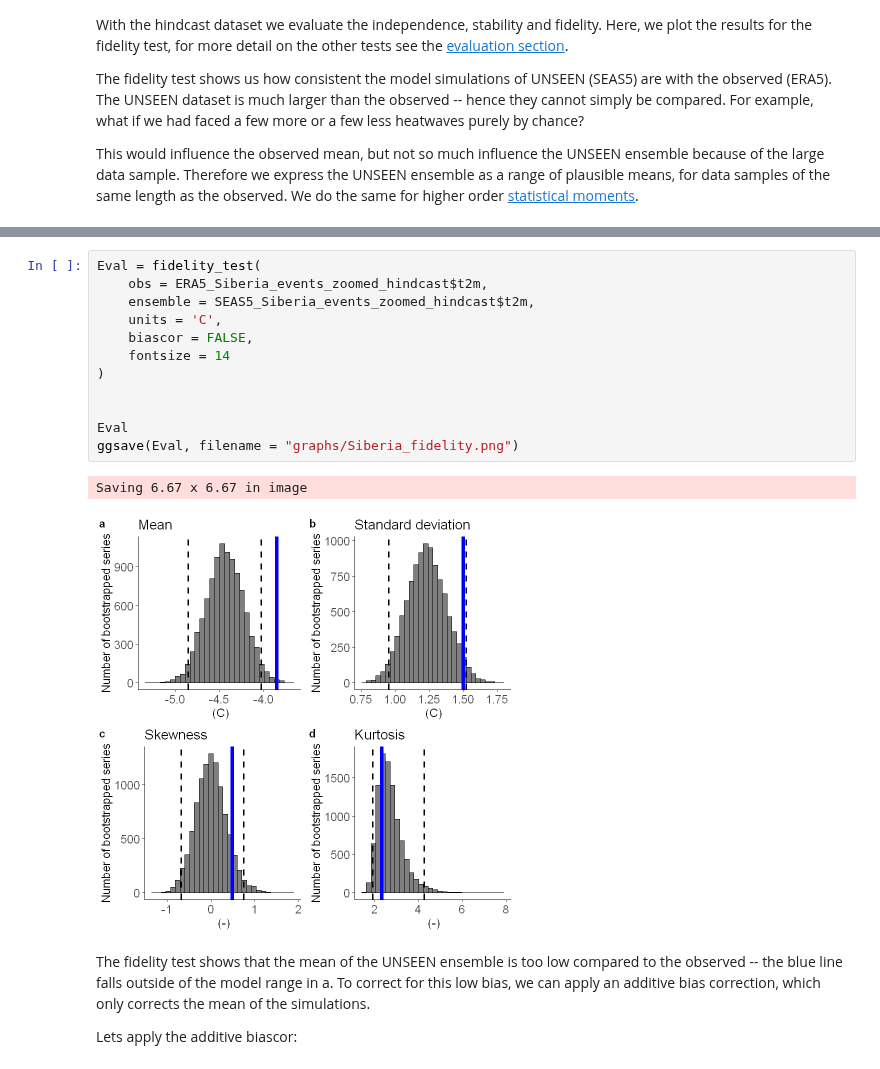
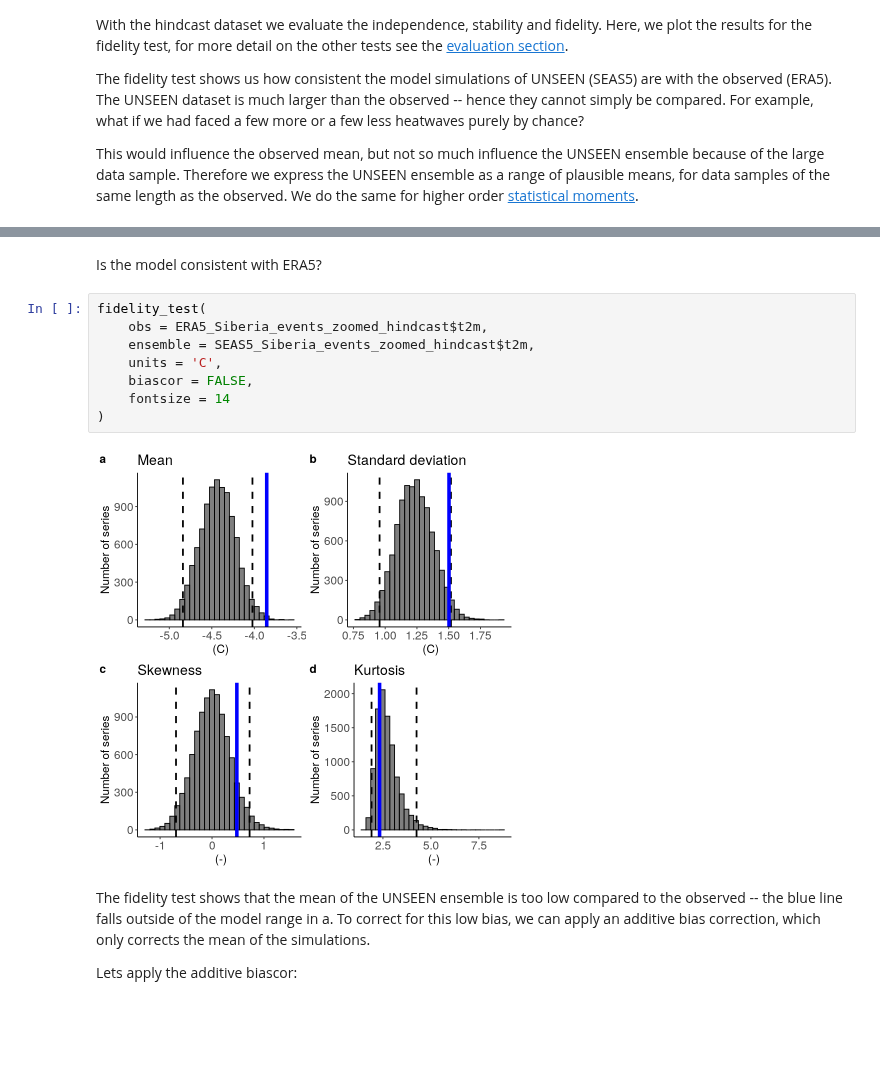
Before and after one commit to ECMWFCode4Earth/UNSEEN-open, a Jupyter notebook: doc/Notebooks/examples/Siberian_Heatwave.ipynb, the cells around one changed output, grey strips where cells are left out. Cells and saved outputs as stored; diff of their text form; blank space fills up the shorter version.

```diff
--- a/doc/Notebooks/examples/Siberian_Heatwave.ipynb
+++ b/doc/Notebooks/examples/Siberian_Heatwave.ipynb
@@ -178,18 +245,15 @@ This would influence the observed mean, but not so much influence the UNSEEN ens
+# %% [markdown]
+Is the model consistent with ERA5?
 # %%
-Eval = fidelity_test(
+fidelity_test(
     obs = ERA5_Siberia_events_zoomed_hindcast$t2m,
     ensemble = SEAS5_Siberia_events_zoomed_hindcast$t2m,
     units = 'C',
     biascor = FALSE,
     fontsize = 14
 )
-
-
-Eval
-ggsave(Eval, filename = "graphs/Siberia_fidelity.png")
 # %% [output]
-Saving 6.67 x 6.67 in image
-[figure, old version]
+[figure, new version]
 # %% [markdown]
 The fidelity test shows that the mean of the UNSEEN ensemble is too low compared to the observed -- the blue line falls outside of the model range in a. To correct for this low bias, we can apply an additive bias correction, which only corrects the mean of the simulations.
 
```
Also changed, not shown: parts of 31 cells of this notebook, 2 other files.
